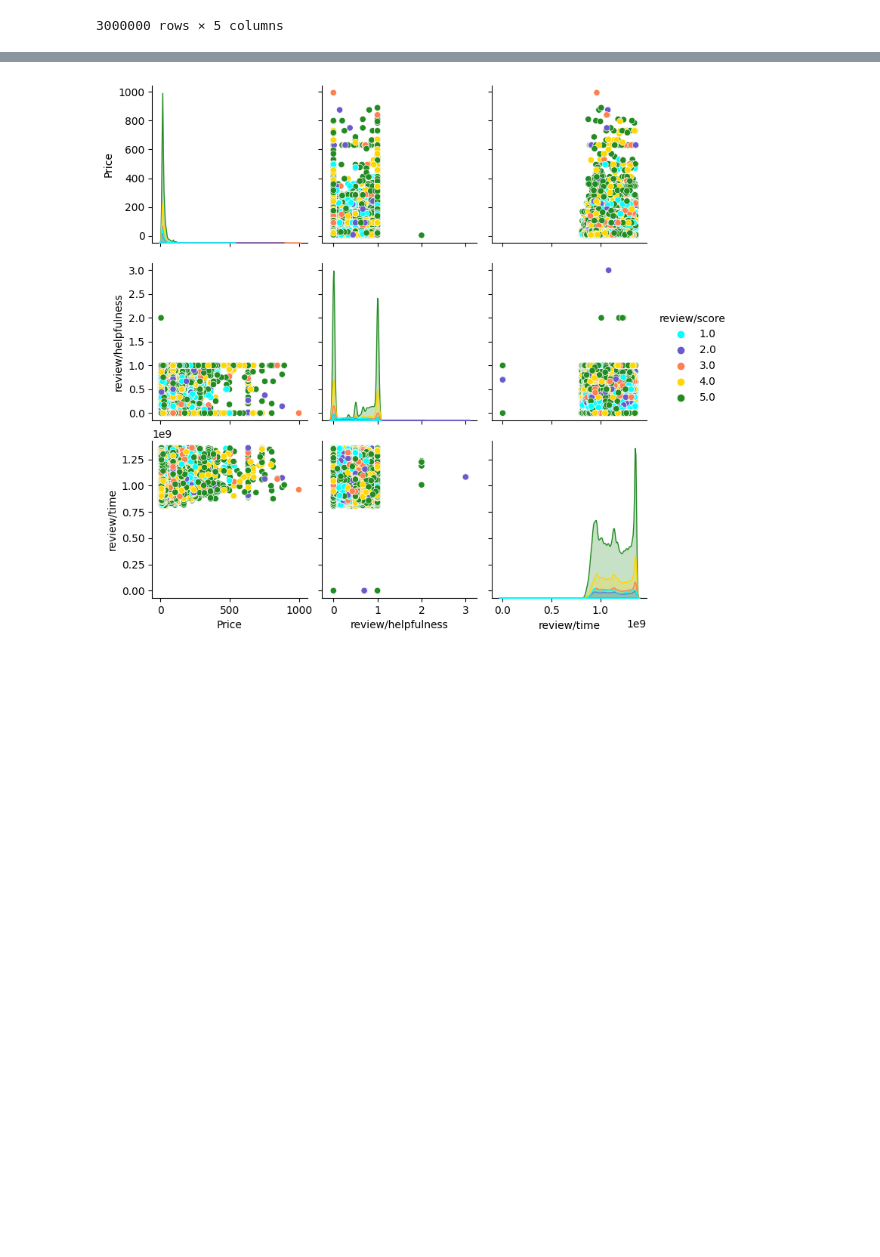
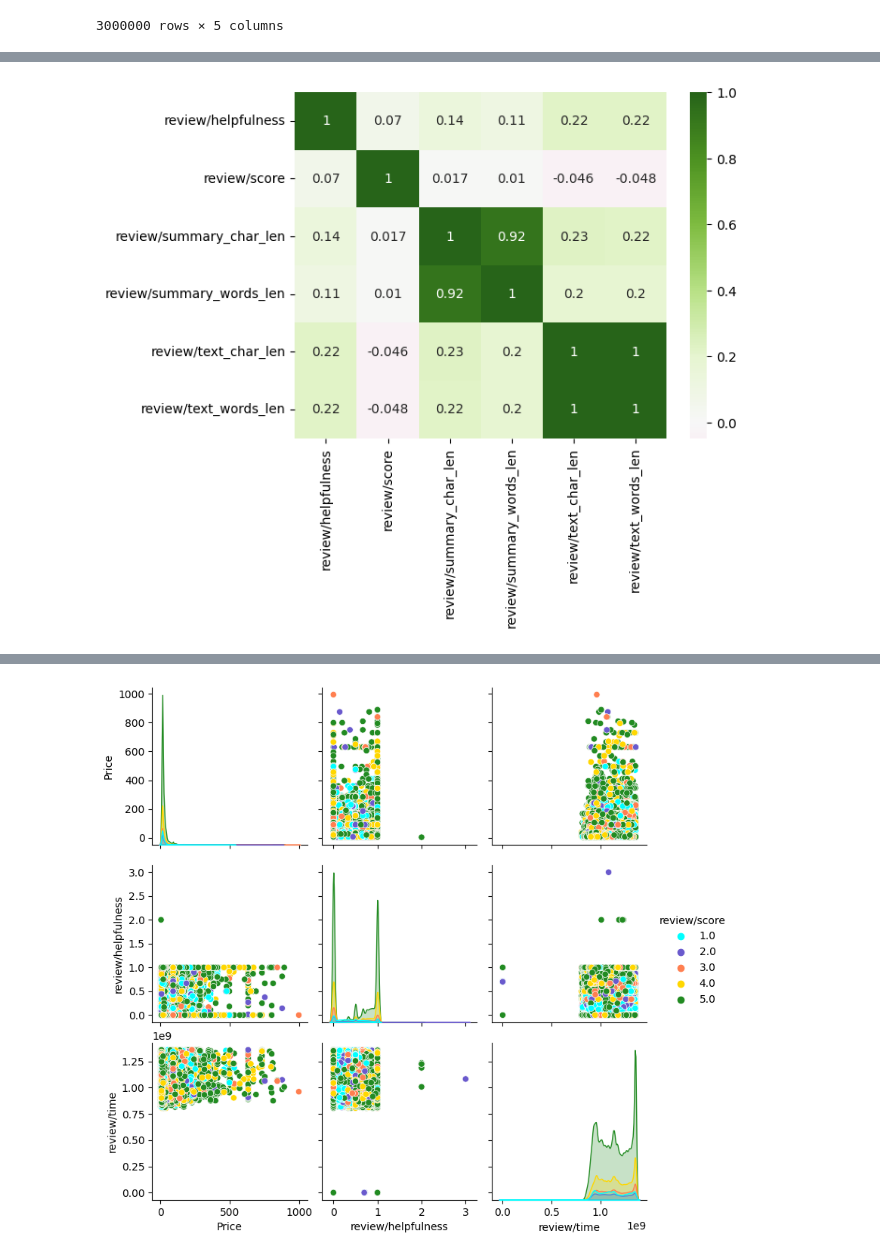
Before and after one commit to LeonSysprog/BookReviews, a Jupyter notebook: ml.ipynb, the cells around one changed output, grey strips where cells are left out. Drawn from its saved outputs; the diff is of its cells as text; code cells hidden in the pictures; blank space fills up the shorter version.

```diff
--- a/ml.ipynb
+++ b/ml.ipynb
@@ -916,0 +920,5 @@ sns.heatmap(corr_matrix, cmap="PiYG", annot=True, center=0);
+# %%
+corr_matrix_num_target = pd.DataFrame.corr(rating_data[num_cols_and_target])
+sns.heatmap(corr_matrix_num_target, cmap="PiYG", annot=True, center=0);
+# %% [output]
+[figure, added]
```
Also changed, not shown: parts of 10 cells of this notebook.
